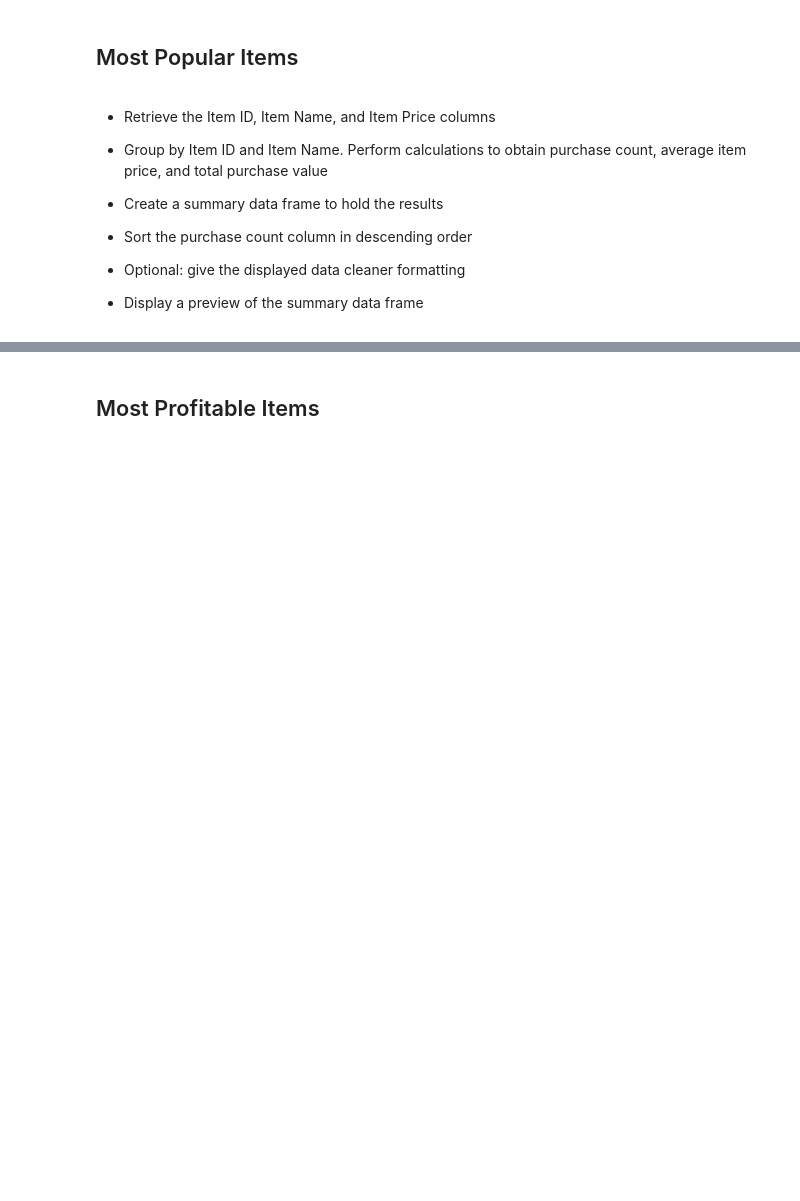
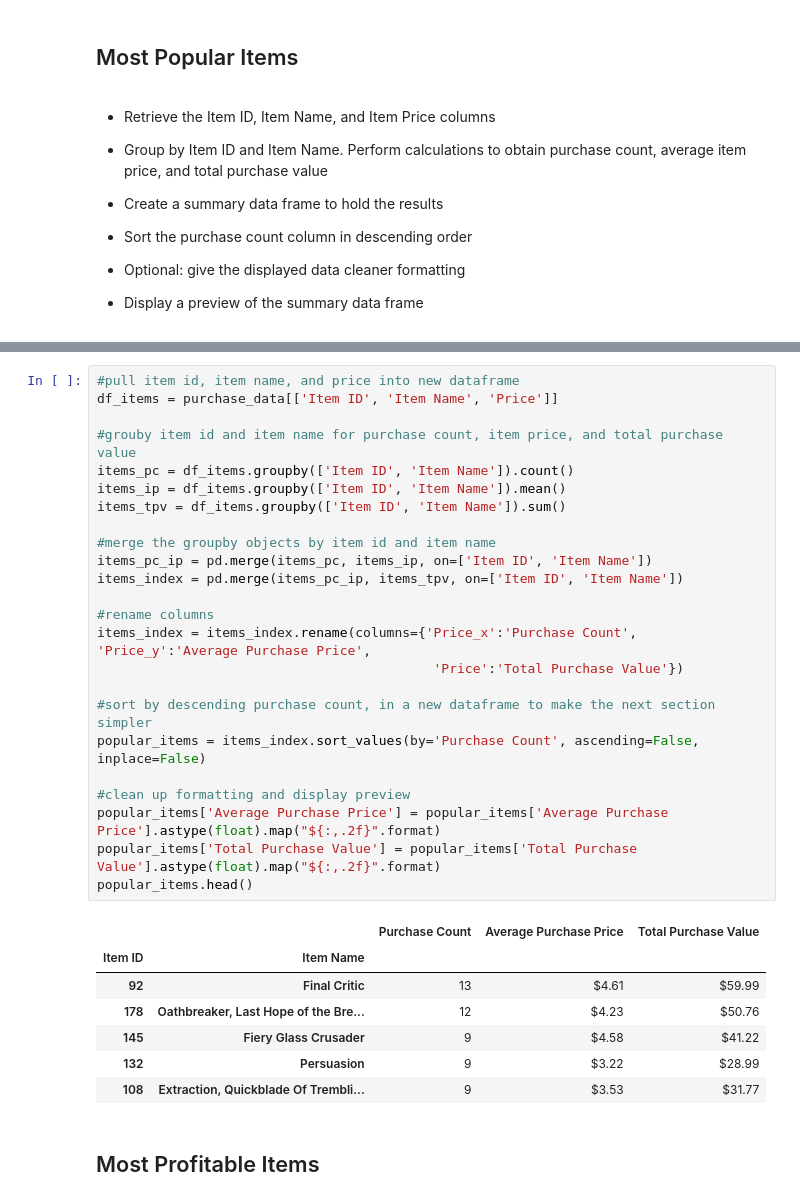
Before and after one commit to kellnergp/pandas-challenge, a Jupyter notebook: Heroes of Pymoli/HeroesOfPymoli_kellnergp.ipynb, the cells around one changed output, grey strips where cells are left out. Drawn from its saved outputs; the diff is of its cells as text; blank space fills up the shorter version.

Commit message:
most popular items and most profitable items

```diff
--- a/Heroes of Pymoli/HeroesOfPymoli_kellnergp.ipynb
+++ b/Heroes of Pymoli/HeroesOfPymoli_kellnergp.ipynb
@@ -333,3 +324,35 @@ top_spenders.head()
+# %%
+#pull item id, item name, and price into new dataframe
+df_items = purchase_data[['Item ID', 'Item Name', 'Price']]
+
+#grouby item id and item name for purchase count, item price, and total purchase value
+items_pc = df_items.groupby(['Item ID', 'Item Name']).count()
+items_ip = df_items.groupby(['Item ID', 'Item Name']).mean()
+items_tpv = df_items.groupby(['Item ID', 'Item Name']).sum()
+
+#merge the groupby objects by item id and item name
+items_pc_ip = pd.merge(items_pc, items_ip, on=['Item ID', 'Item Name'])
+items_index = pd.merge(items_pc_ip, items_tpv, on=['Item ID', 'Item Name'])
+
+#rename columns
+items_index = items_index.rename(columns={'Price_x':'Purchase Count', 'Price_y':'Average Purchase Price',
+                                           'Price':'Total Purchase Value'})
+
+#sort by descending purchase count, in a new dataframe to make the next section simpler
+popular_items = items_index.sort_values(by='Purchase Count', ascending=False, inplace=False)
+
+#clean up formatting and display preview
+popular_items['Average Purchase Price'] = popular_items['Average Purchase Price'].astype(float).map("${:,.2f}".format)
+popular_items['Total Purchase Value'] = popular_items['Total Purchase Value'].astype(float).map("${:,.2f}".format)
+popular_items.head()
+# %% [output]
+|  |  | Purchase Count | Average Purchase Price | Total Purchase Value |
+| Item ID | Item Name |  |  |  |
+| 92 | Final Critic | 13 | $4.61 | $59.99 |
+| 178 | Oathbreaker, Last Hope of the Bre... | 12 | $4.23 | $50.76 |
+| 145 | Fiery Glass Crusader | 9 | $4.58 | $41.22 |
+| 132 | Persuasion | 9 | $3.22 | $28.99 |
+| 108 | Extraction, Quickblade Of Trembli... | 9 | $3.53 | $31.77 |
 # %% [markdown]
 ## Most Profitable Items
 # %% [markdown]
```
Also changed, not shown: parts of 3 cells of this notebook.
